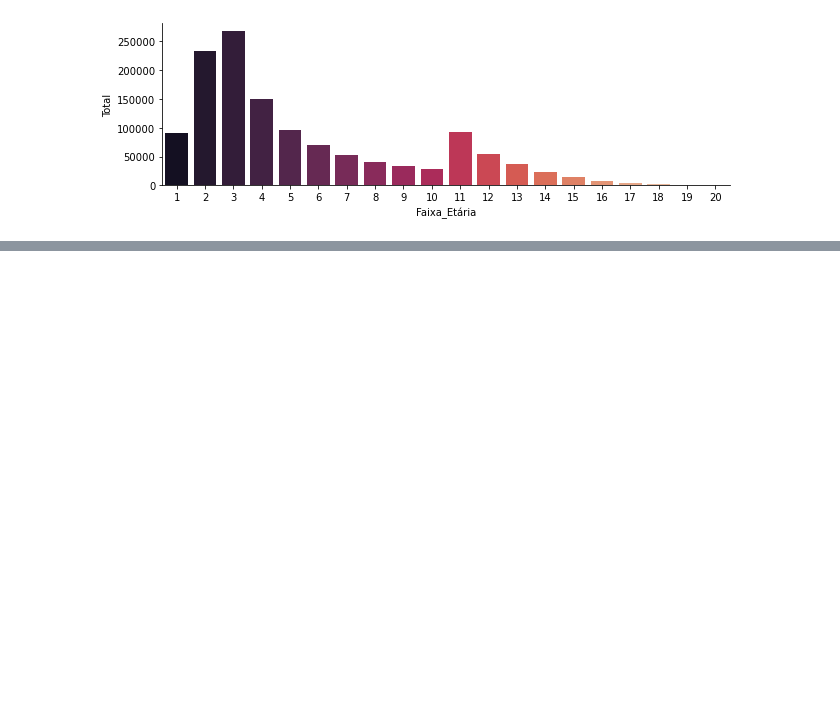
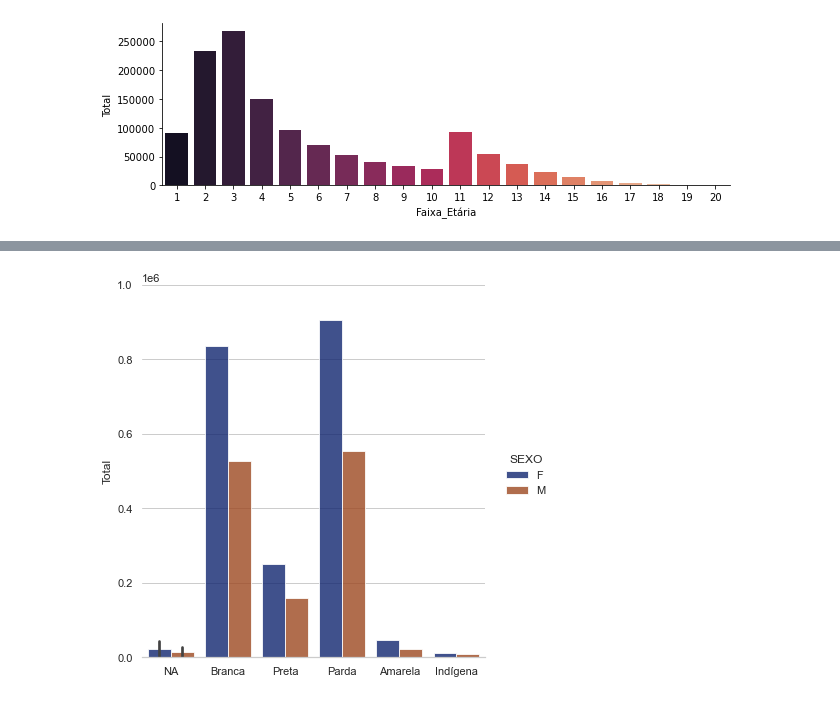
Before and after one commit to DavidADSCX/Explora-o-dos-Dados-do-Enem-2021, a Jupyter notebook: Projeto 1.ipynb, the cells around one changed output, grey strips where cells are left out. Drawn from its saved outputs; the diff is of its cells as text; code cells hidden in the pictures; blank space fills up the shorter version.

```diff
--- a/Projeto 1.ipynb
+++ b/Projeto 1.ipynb
@@ -289,4 +311,6 @@ ax=ax
 # %%
-textdictq002 = " "
-for key,value in dicionarioq01q02.items():
-    textdictq002 = textdictq002 + "{k} : {v}\n".format(k=key,v=value)
+raca_sexo = ['NU_INSCRICAO','TP_COR_RACA','TP_SEXO']
+dist_raca_sexo = dados_enem.filter(items = raca_sexo)
+distribuicao_frequência_cor_raca = dist_raca_sexo.groupby(['TP_COR_RACA','TP_SEXO']).count()
+distribuicao_frequência_cor_raca.columns = ['Total']
+distribuicao_frequência_cor_raca
@@ -292,0 +334,5 @@ for key,value in dicionarioq01q02.items():
+# %%
+# plotar um grafico
+grafico = distribuicao_frequência_cor_raca.reset_index()
+grafico['TP_COR_RACA'] = grafico['TP_COR_RACA'].map({0: "NA",1: "Branca",2: "Preta",3: "Parda",4: "Amarela",5: "Indígena",6: "NA"})
+grafico
@@ -292,0 +355,14 @@ for key,value in dicionarioq01q02.items():
+# %%
+sns.set_theme(style="whitegrid")
+
+g = sns.catplot(
+    data=grafico, kind="bar",
+    x="TP_COR_RACA", y="Total", hue="TP_SEXO",
+   palette="dark", alpha=.8, height=6)
+g.despine(left=True)
+g.set_axis_labels("", "Total")
+g.legend.set_title("SEXO")
+g.set(ylim=(0, 1000000))
+ax=ax
+# %% [output]
+[figure, added]
```
Also changed, not shown: parts of 109 cells of this notebook.
